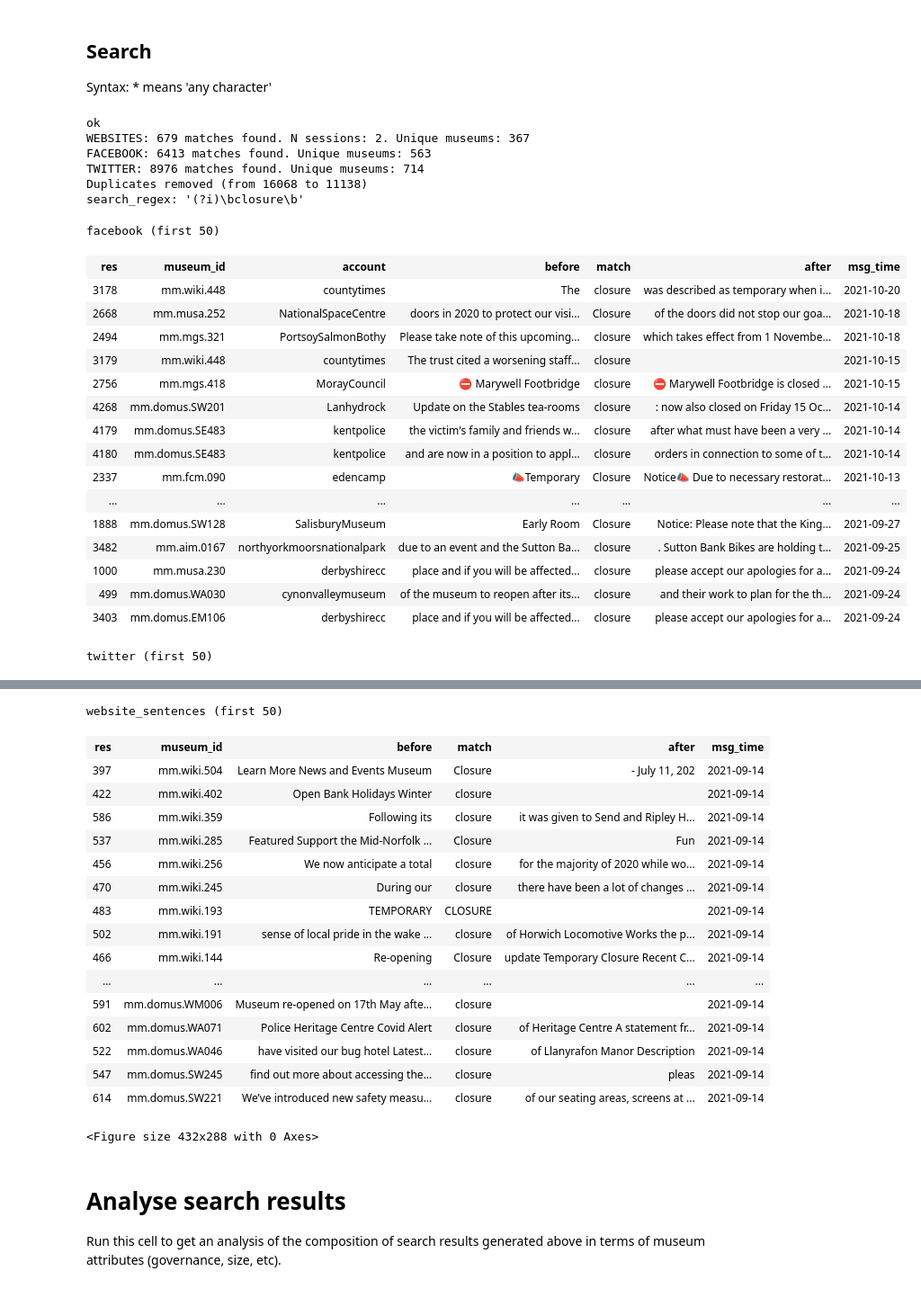
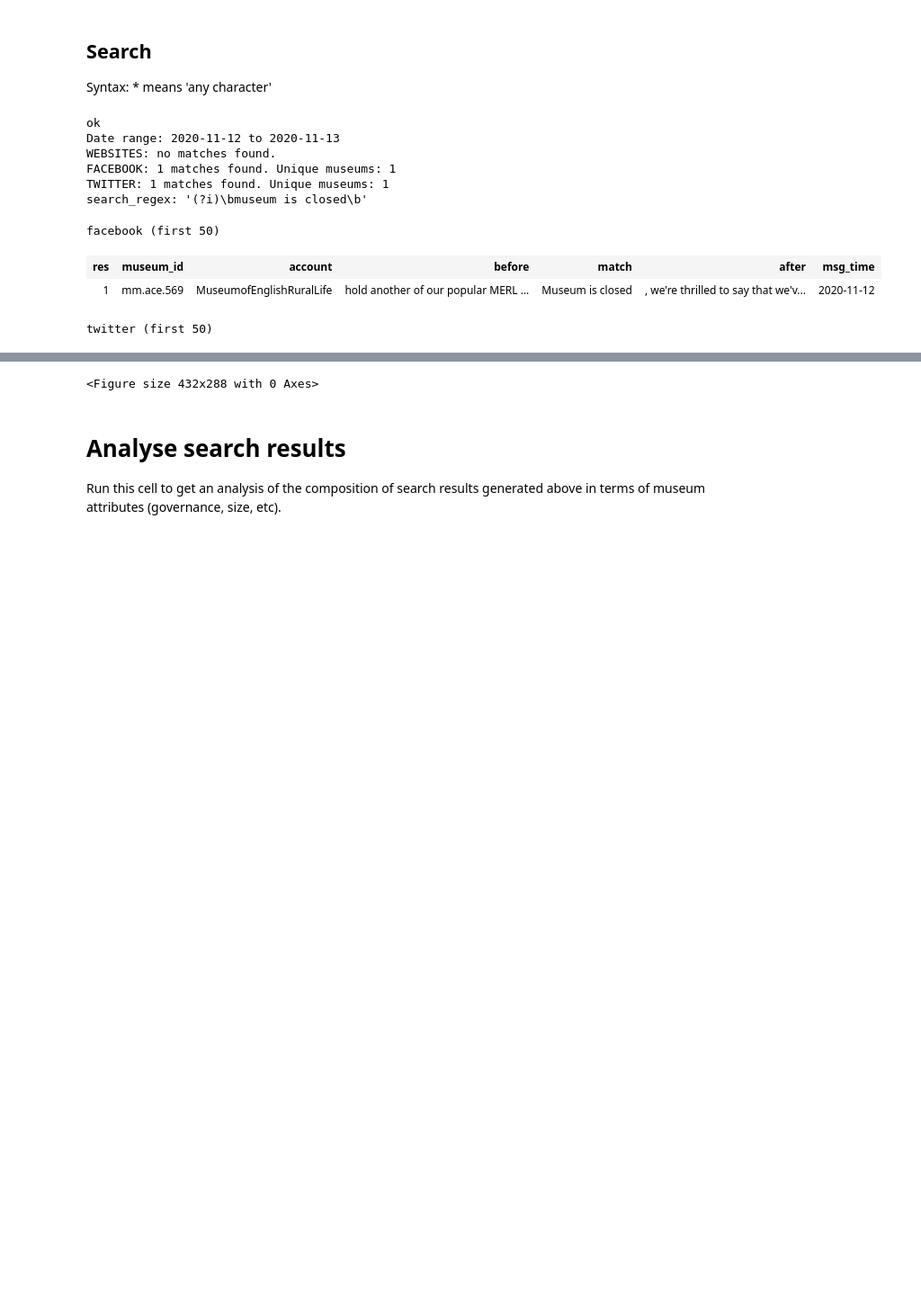
Before and after one commit to Birkbeck/museums-in-the-pandemic, a Jupyter notebook: mip/mip_search_app/google_collab_backup/mip_search_app_v1.ipynb, the cells around one changed output, grey strips where cells are left out. Shown at 90% size. Drawn from its saved outputs; the diff is of its cells as text; code cells hidden in the pictures; blank space fills up the shorter version.

```diff
--- a/mip/mip_search_app/google_collab_backup/mip_search_app_v1.ipynb
+++ b/mip/mip_search_app/google_collab_backup/mip_search_app_v1.ipynb
@@ -31,46 +28,34 @@ Syntax: * means 'any character'
 # %%
 #@title Search corpus { display-mode: "form" }
 %run search_utils.py
-search_string = "closure" #@param {type:"string"}
+search_string = "museum is closed" #@param {type:"string"}
 case_sensitive = False #@param {type:"boolean"}
 search_websites = False
 search_website_sentences = True #@param {type:"boolean"}
 search_facebook = True #@param {type:"boolean"}
 search_twitter = True #@param {type:"boolean"}
+begin_date = "2020-11-12" #@param {type:"date"}
+end_date = "2020-11-13" #@param {type:"date"}
 max_results =  50#@param {type:"integer"}
 context_window =  10#@param {type:"integer"}
-#beg_time = "2021-11-24" #@param {type:"date"}
+
 res_df = run_search(search_string, case_sensitive,
            search_facebook, search_twitter, search_websites,
-           search_website_sentences)
+           search_website_sentences, begin_date, end_date)
 if len(res_df) > 0:
   results_html, results_page_df = generate_html_matches(res_df, search_string,
     case_sensitive, context_window, max_results)
   display(HTML(results_html))
 #res_df
 # %% [output]
 ok
-WEBSITES: 679 matches found. N sessions: 2. Unique museums: 367
-FACEBOOK: 6413 matches found. Unique museums: 563
-TWITTER: 8976 matches found. Unique museums: 714
-Duplicates removed (from 16068 to 11138)
-search_regex: '(?i)\bclosure\b'
+Date range: 2020-11-12 to 2020-11-13
+WEBSITES: no matches found.
+FACEBOOK: 1 matches found. Unique museums: 1
+TWITTER: 1 matches found. Unique museums: 1
+search_regex: '(?i)\bmuseum is closed\b'
 facebook (first 50)
 | res | museum_id | account | before | match | after | msg_time |
-| 3178 | mm.wiki.448 | countytimes | The | closure | was described as temporary when i... | 2021-10-20 |
-| 2668 | mm.musa.252 | NationalSpaceCentre | doors in 2020 to protect our visi... | Closure | of the doors did not stop our goa... | 2021-10-18 |
-| 2494 | mm.mgs.321 | PortsoySalmonBothy | Please take note of this upcoming... | closure | which takes effect from 1 Novembe... | 2021-10-18 |
-| 3179 | mm.wiki.448 | countytimes | The trust cited a worsening staff... | closure |  | 2021-10-15 |
-| 2756 | mm.mgs.418 | MorayCouncil | ⛔️ Marywell Footbridge | closure | ⛔️ Marywell Footbridge is closed ... | 2021-10-15 |
-| 4268 | mm.domus.SW201 | Lanhydrock | Update on the Stables tea-rooms | closure | : now also closed on Friday 15 Oc... | 2021-10-14 |
-| 4179 | mm.domus.SE483 | kentpolice | the victim's family and friends w... | closure | after what must have been a very ... | 2021-10-14 |
-| 4180 | mm.domus.SE483 | kentpolice | and are now in a position to appl... | closure | orders in connection to some of t... | 2021-10-14 |
-| 2337 | mm.fcm.090 | edencamp | 📣Temporary | Closure | Notice📣 Due to necessary restorat... | 2021-10-13 |
-| ... | ... | ... | ... | ... | ... | ... |
-| 1888 | mm.domus.SW128 | SalisburyMuseum | Early Room | Closure | Notice: Please note that the King... | 2021-09-27 |
-| 3482 | mm.aim.0167 | northyorkmoorsnationalpark | due to an event and the Sutton Ba... | closure | . Sutton Bank Bikes are holding t... | 2021-09-25 |
-| 1000 | mm.musa.230 | derbyshirecc | place and if you will be affected... | closure | please accept our apologies for a... | 2021-09-24 |
-| 499 | mm.domus.WA030 | cynonvalleymuseum | of the museum to reopen after its... | closure | and their work to plan for the th... | 2021-09-24 |
-| 3403 | mm.domus.EM106 | derbyshirecc | place and if you will be affected... | closure | please accept our apologies for a... | 2021-09-24 |
+| 1 | mm.ace.569 | MuseumofEnglishRuralLife | hold another of our popular MERL ... | Museum is closed | , we're thrilled to say that we'v... | 2020-11-12 |
 twitter (first 50)
 | res | museum_id | account | before | match | after | msg_time |
@@ -92,21 +63,4 @@ twitter (first 50)
-website_sentences (first 50)
+<Figure size 432x288 with 0 Axes>
-| res | museum_id | before | match | after | msg_time |
-| 397 | mm.wiki.504 | Learn More News and Events Museum | Closure | - July 11, 202 | 2021-09-14 |
-| 422 | mm.wiki.402 | Open Bank Holidays Winter | closure |  | 2021-09-14 |
-| 586 | mm.wiki.359 | Following its | closure | it was given to Send and Ripley H... | 2021-09-14 |
-| 537 | mm.wiki.285 | Featured Support the Mid-Norfolk ... | Closure | Fun | 2021-09-14 |
-| 456 | mm.wiki.256 | We now anticipate a total | closure | for the majority of 2020 while wo... | 2021-09-14 |
-| 470 | mm.wiki.245 | During our | closure | there have been a lot of changes ... | 2021-09-14 |
-| 483 | mm.wiki.193 | TEMPORARY | CLOSURE |  | 2021-09-14 |
-| 502 | mm.wiki.191 | sense of local pride in the wake ... | closure | of Horwich Locomotive Works the p... | 2021-09-14 |
-| 466 | mm.wiki.144 | Re-opening | Closure | update Temporary Closure Recent C... | 2021-09-14 |
-| ... | ... | ... | ... | ... | ... |
-| 591 | mm.domus.WM006 | Museum re-opened on 17th May afte... | closure |  | 2021-09-14 |
-| 602 | mm.domus.WA071 | Police Heritage Centre Covid Alert | closure | of Heritage Centre A statement fr... | 2021-09-14 |
-| 522 | mm.domus.WA046 | have visited our bug hotel Latest... | closure | of Llanyrafon Manor Description | 2021-09-14 |
-| 547 | mm.domus.SW245 | find out more about accessing the... | closure | pleas | 2021-09-14 |
-| 614 | mm.domus.SW221 | We’ve introduced new safety measu... | closure | of our seating areas, screens at ... | 2021-09-14 |
-<Figure size 432x288 with 0 Axes>
 # %% [markdown]
 # Analyse search results
 
```
Also changed, not shown: parts of 3 cells of this notebook, 1 other file.
